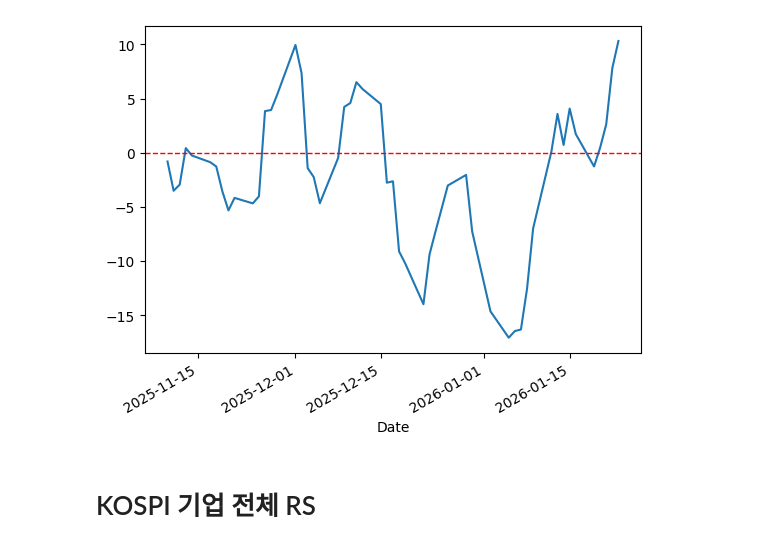
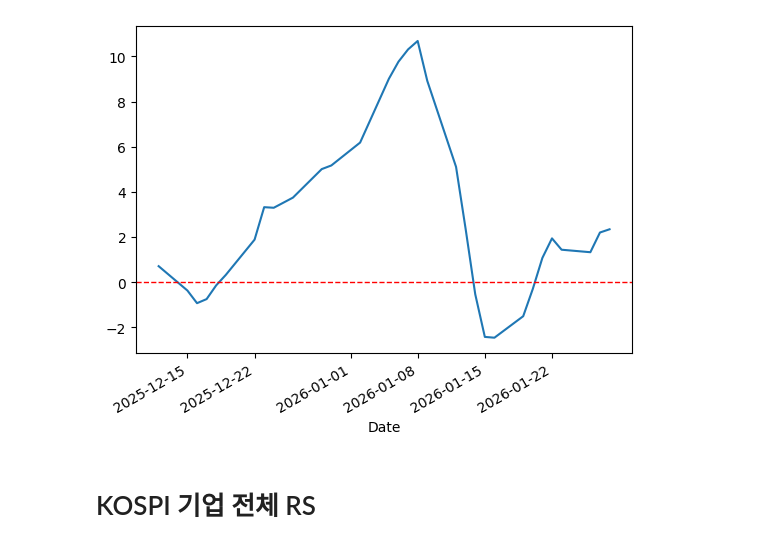
Before and after one commit to MinjunChoi24/JustStudy, a Jupyter notebook: Stock_analysis/Corp_RS.ipynb, the cells around one changed output. Saved outputs shown, nothing was run; the diff lists cells and outputs as text; code cells hidden in the pictures.

```diff
--- a/Stock_analysis/Corp_RS.ipynb
+++ b/Stock_analysis/Corp_RS.ipynb
@@ -6,7 +6,7 @@ from datetime import datetime,timedelta
 import FinanceDataReader as fdr
 import openpyxl
 # %%
-start = '2025-11-01'
+start = '2025-12-01'
 end = '2026-02-01'
 # %%
 # KOSPI Close Price Weekly Return
@@ -24,7 +24,11 @@ def RS_week(ticker):
 
                 RS = weekly_return2 - weekly_return1
 
-                return RS
+                ma_rs = RS.rolling(window=5).mean()
+
+                ma_rs.dropna(inplace=True)
+
+                return ma_rs
         except:
                 asset_prices = fdr.DataReader(f'YAHOO:{ticker}.KS',start,end)['Close']
 
@@ -32,15 +36,19 @@ def RS_week(ticker):
 
                 RS = weekly_return2 - weekly_return1
 
-                return RS
+                ma_rs = RS.rolling(window=5).mean()
+
+                ma_rs.dropna(inplace=True)
+
+                return ma_rs
 # %%
-RS = RS_week('003670')
+RS = RS_week('005930')
 
 RS.plot()
 
 plt.axhline(0, color='red', linestyle='--', linewidth=1);
 # %% [output]
-[figure, old version]
+[figure, new version]
 # %% [markdown]
 # KOSPI 기업 전체 RS
 # %%
```
Also changed, not shown: parts of 2 cells of this notebook, 18 other files.
